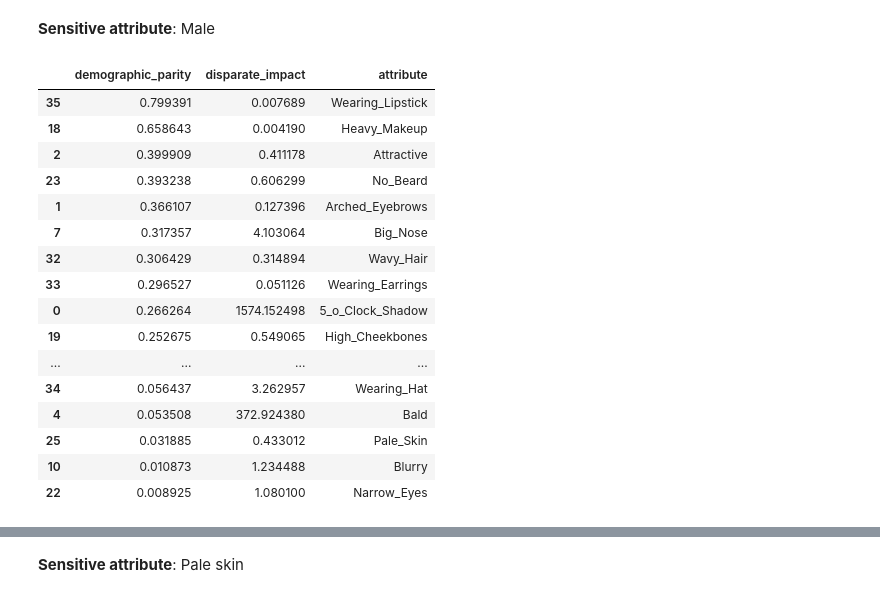
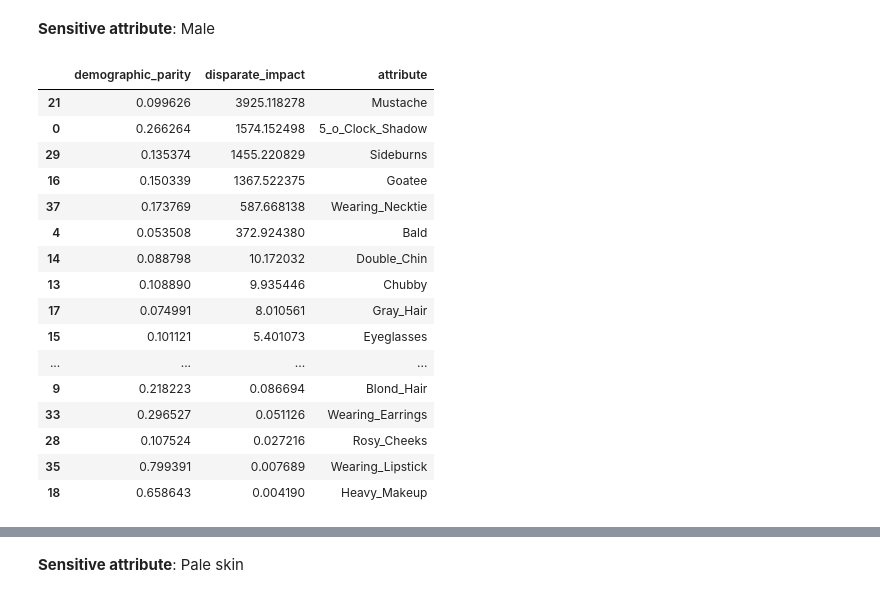
Before and after one commit to SarahL-1720/rexia-responsible-explainable-ai-project, a Jupyter notebook: sarah_image_data.ipynb, the cells around one changed output, grey strips where cells are left out. Drawn from its saved outputs; the diff is of its cells as text; code cells hidden in the pictures.

```diff
--- a/sarah_image_data.ipynb
+++ b/sarah_image_data.ipynb
@@ -253,33 +253,33 @@ fairness_metrics(df_binary , "Heavy_Makeup", "Attractive")
 **Sensitive attribute**: Male
 # %%
 results = []
-sensitive_attr = 'Male'
+sensitive_attr_male = 'Male'
 for attr in attr_cols:
-    if attr == sensitive_attr:
+    if attr == sensitive_attr_male:
         continue
-    metrics = fairness_metrics(df_binary, sensitive_attr=sensitive_attr, target_attr=attr)
+    metrics = fairness_metrics(df_binary, sensitive_attr=sensitive_attr_male, target_attr=attr)
     metrics['attribute'] = attr
 
     results.append(metrics)
 
-results_df = pd.DataFrame(results).sort_values('demographic_parity', ascending=False)
+results_df_male = pd.DataFrame(results).sort_values('disparate_impact', ascending=False)
 # %%
-display(results_df)
+display(results_df_male)
 # %% [output]
 |  | demographic_parity | disparate_impact | attribute |
+| 21 | 0.099626 | 3925.118278 | Mustache |
+| 0 | 0.266264 | 1574.152498 | 5_o_Clock_Shadow |
+| 29 | 0.135374 | 1455.220829 | Sideburns |
+| 16 | 0.150339 | 1367.522375 | Goatee |
+| 37 | 0.173769 | 587.668138 | Wearing_Necktie |
+| 4 | 0.053508 | 372.924380 | Bald |
+| 14 | 0.088798 | 10.172032 | Double_Chin |
+| 13 | 0.108890 | 9.935446 | Chubby |
+| 17 | 0.074991 | 8.010561 | Gray_Hair |
+| 15 | 0.101121 | 5.401073 | Eyeglasses |
+| ... | ... | ... | ... |
+| 9 | 0.218223 | 0.086694 | Blond_Hair |
+| 33 | 0.296527 | 0.051126 | Wearing_Earrings |
+| 28 | 0.107524 | 0.027216 | Rosy_Cheeks |
 | 35 | 0.799391 | 0.007689 | Wearing_Lipstick |
 | 18 | 0.658643 | 0.004190 | Heavy_Makeup |
-| 2 | 0.399909 | 0.411178 | Attractive |
-| 23 | 0.393238 | 0.606299 | No_Beard |
-| 1 | 0.366107 | 0.127396 | Arched_Eyebrows |
-| 7 | 0.317357 | 4.103064 | Big_Nose |
-| 32 | 0.306429 | 0.314894 | Wavy_Hair |
-| 33 | 0.296527 | 0.051126 | Wearing_Earrings |
-| 0 | 0.266264 | 1574.152498 | 5_o_Clock_Shadow |
-| 19 | 0.252675 | 0.549065 | High_Cheekbones |
-| ... | ... | ... | ... |
-| 34 | 0.056437 | 3.262957 | Wearing_Hat |
-| 4 | 0.053508 | 372.924380 | Bald |
-| 25 | 0.031885 | 0.433012 | Pale_Skin |
-| 10 | 0.010873 | 1.234488 | Blurry |
-| 22 | 0.008925 | 1.080100 | Narrow_Eyes |
```
Also changed, not shown: parts of 12 cells of this notebook.
